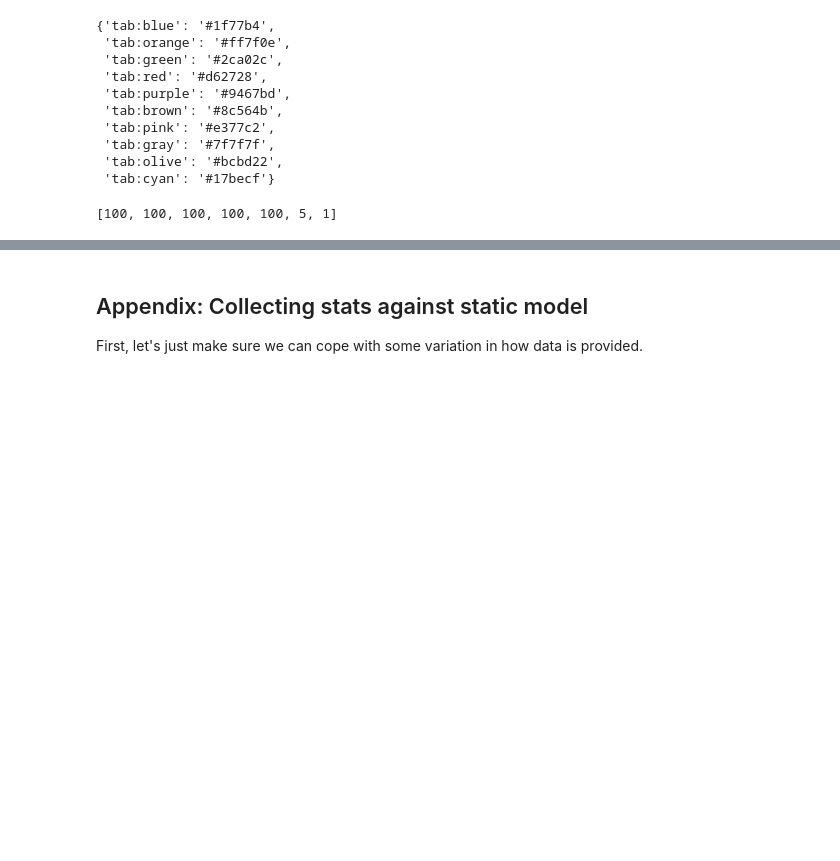
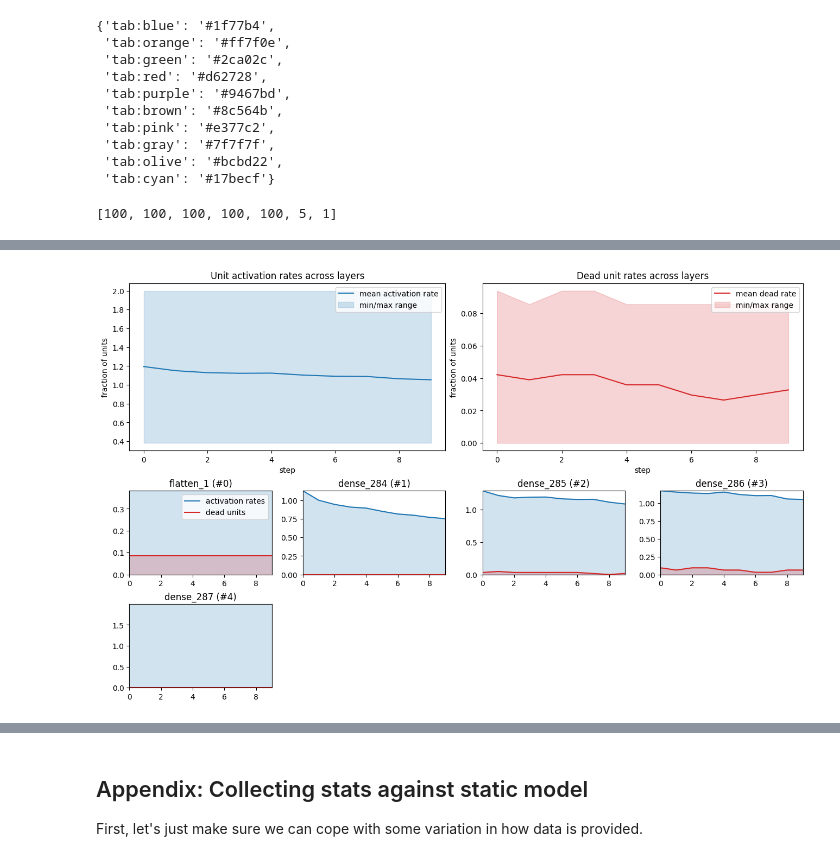
Before and after one commit to malcolmlett/training-instrumentation-toolkit, a Jupyter notebook: Learning_visualisations_v8.ipynb, the cells around one changed output, grey strips where cells are left out. Saved outputs shown, nothing was run; the diff lists cells and outputs as text; code cells hidden in the pictures; blank space fills up the shorter version.

```diff
--- a/Learning_visualisations_v8.ipynb
+++ b/Learning_visualisations_v8.ipynb
@@ -377,0 +445,4 @@ mm = tf.keras.Model(inputs=model.inputs, outputs=[layer.output for layer in mode
+# %%
+plot_activity(activity, apply_lims=False)
+# %% [output]
+[figure, added]
```
Also changed, not shown: parts of 16 cells of this notebook.
